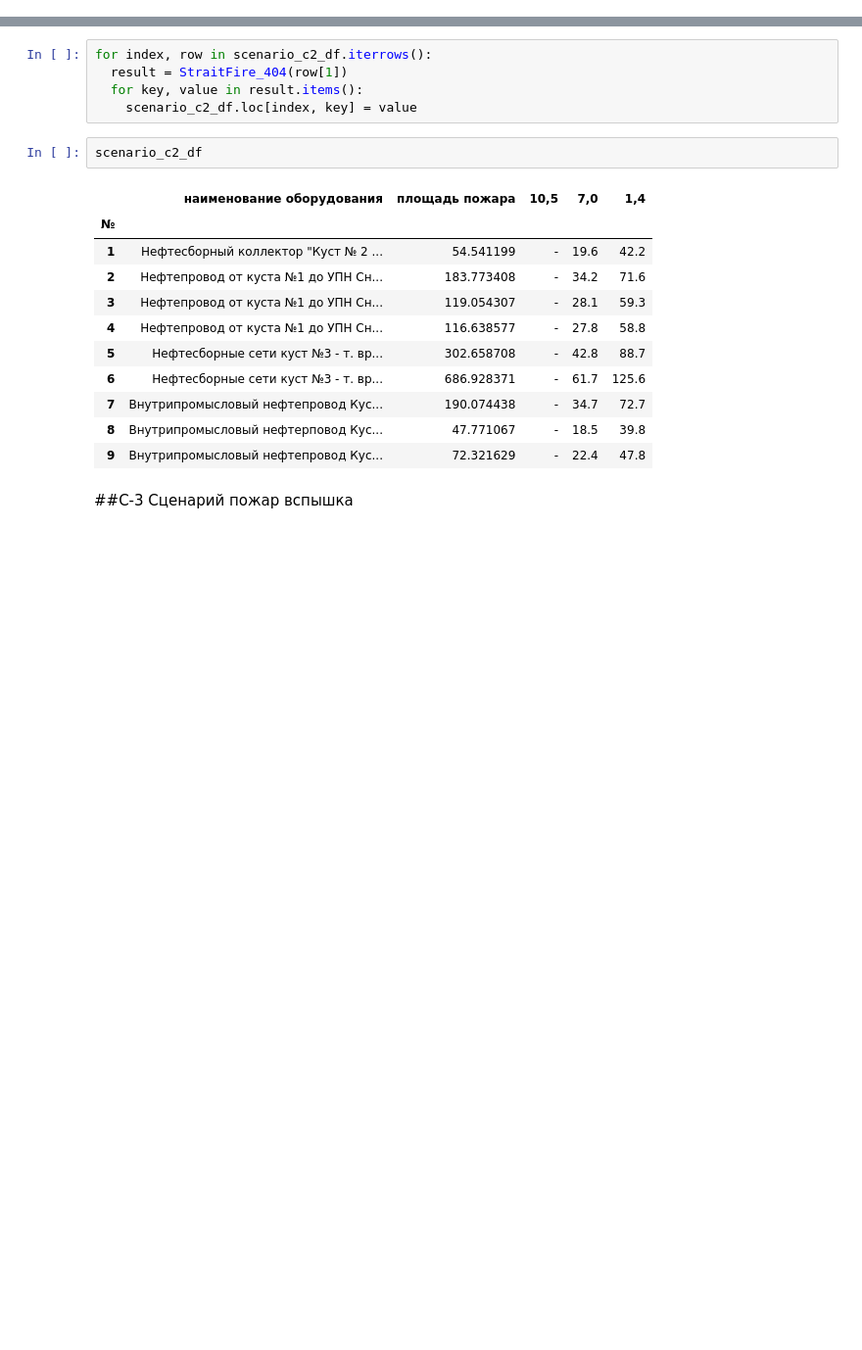
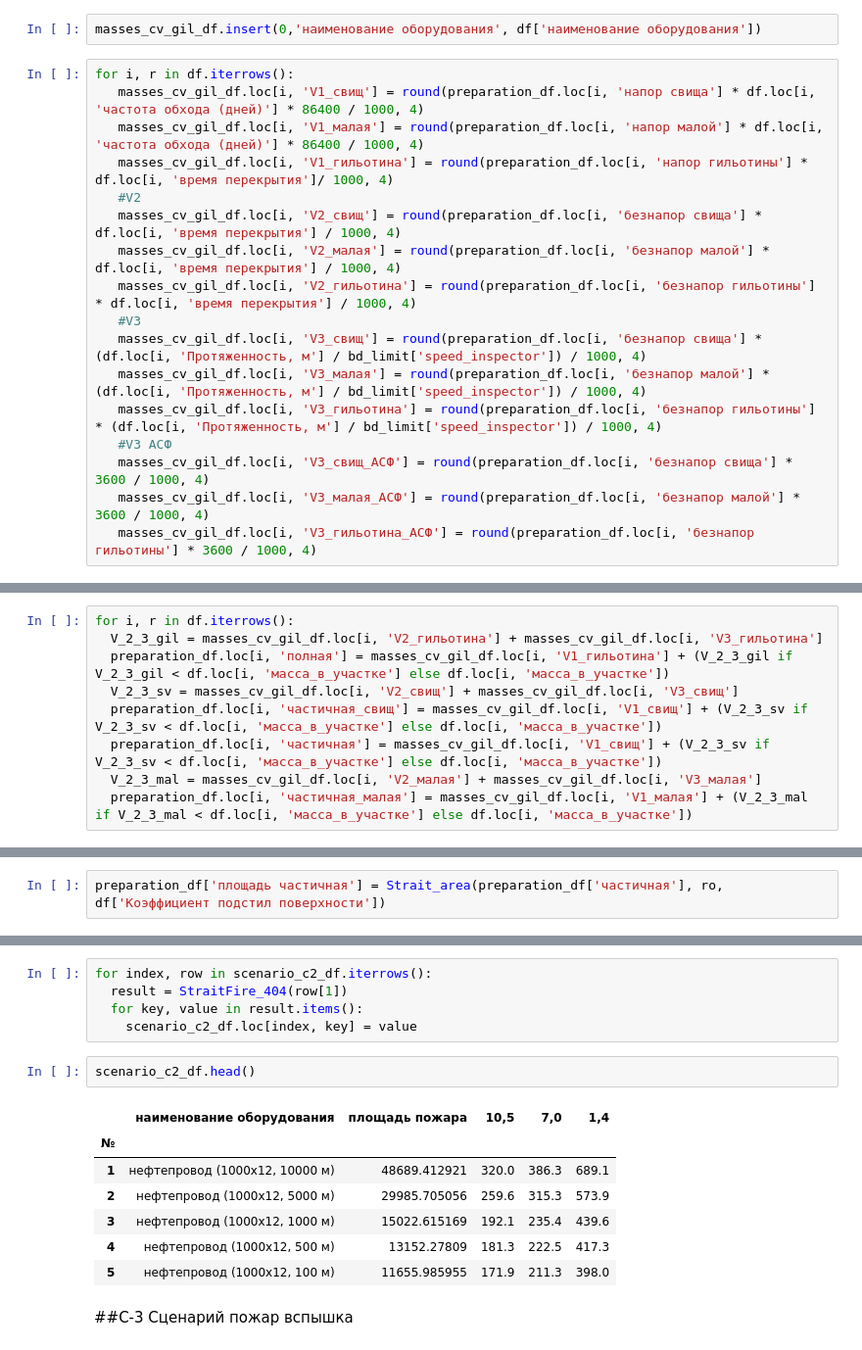
Before and after one commit to Rusildur/Pipeline_module, a Jupyter notebook: pipeline_module.ipynb, the cells around one changed output, grey strips where cells are left out. Shown at 98% size. Drawn from its saved outputs; the diff is of its cells as text; blank space fills up the shorter version.

```diff
--- a/pipeline_module.ipynb
+++ b/pipeline_module.ipynb
@@ -340,0 +426,19 @@ preparation_df['полная'] = df['масса_в_участке'] + df['Инт
+# %%
+masses_cv_gil_df.insert(0,'наименование оборудования', df['наименование оборудования'])
+# %%
+for i, r in df.iterrows():
+   masses_cv_gil_df.loc[i, 'V1_свищ'] = round(preparation_df.loc[i, 'напор свища'] * df.loc[i, 'частота обхода (дней)'] * 86400 / 1000, 4)
+   masses_cv_gil_df.loc[i, 'V1_малая'] = round(preparation_df.loc[i, 'напор малой'] * df.loc[i, 'частота обхода (дней)'] * 86400 / 1000, 4)
+   masses_cv_gil_df.loc[i, 'V1_гильотина'] = round(preparation_df.loc[i, 'напор гильотины'] * df.loc[i, 'время перекрытия']/ 1000, 4)
+   #V2
+   masses_cv_gil_df.loc[i, 'V2_свищ'] = round(preparation_df.loc[i, 'безнапор свища'] * df.loc[i, 'время перекрытия'] / 1000, 4)
+   masses_cv_gil_df.loc[i, 'V2_малая'] = round(preparation_df.loc[i, 'безнапор малой'] * df.loc[i, 'время перекрытия'] / 1000, 4)
+   masses_cv_gil_df.loc[i, 'V2_гильотина'] = round(preparation_df.loc[i, 'безнапор гильотины'] * df.loc[i, 'время перекрытия'] / 1000, 4)
+   #V3
+   masses_cv_gil_df.loc[i, 'V3_свищ'] = round(preparation_df.loc[i, 'безнапор свища'] * (df.loc[i, 'Протяженность, м'] / bd_limit['speed_inspector']) / 1000, 4)
+   masses_cv_gil_df.loc[i, 'V3_малая'] = round(preparation_df.loc[i, 'безнапор малой'] * (df.loc[i, 'Протяженность, м'] / bd_limit['speed_inspector']) / 1000, 4)
+   masses_cv_gil_df.loc[i, 'V3_гильотина'] = round(preparation_df.loc[i, 'безнапор гильотины'] * (df.loc[i, 'Протяженность, м'] / bd_limit['speed_inspector']) / 1000, 4)
+   #V3 АСФ
+   masses_cv_gil_df.loc[i, 'V3_свищ_АСФ'] = round(preparation_df.loc[i, 'безнапор свища'] * 3600 / 1000, 4)
+   masses_cv_gil_df.loc[i, 'V3_малая_АСФ'] = round(preparation_df.loc[i, 'безнапор малой'] * 3600 / 1000, 4)
+   masses_cv_gil_df.loc[i, 'V3_гильотина_АСФ'] = round(preparation_df.loc[i, 'безнапор гильотины'] * 3600 / 1000, 4)
@@ -340,0 +466,9 @@ preparation_df['полная'] = df['масса_в_участке'] + df['Инт
+# %%
+for i, r in df.iterrows():
+  V_2_3_gil = masses_cv_gil_df.loc[i, 'V2_гильотина'] + masses_cv_gil_df.loc[i, 'V3_гильотина']
+  preparation_df.loc[i, 'полная'] = masses_cv_gil_df.loc[i, 'V1_гильотина'] + (V_2_3_gil if V_2_3_gil < df.loc[i, 'масса_в_участке'] else df.loc[i, 'масса_в_участке'])
+  V_2_3_sv = masses_cv_gil_df.loc[i, 'V2_свищ'] + masses_cv_gil_df.loc[i, 'V3_свищ']
+  preparation_df.loc[i, 'частичная_свищ'] = masses_cv_gil_df.loc[i, 'V1_свищ'] + (V_2_3_sv if V_2_3_sv < df.loc[i, 'масса_в_участке'] else df.loc[i, 'масса_в_участке'])
+  preparation_df.loc[i, 'частичная'] = masses_cv_gil_df.loc[i, 'V1_свищ'] + (V_2_3_sv if V_2_3_sv < df.loc[i, 'масса_в_участке'] else df.loc[i, 'масса_в_участке'])
+  V_2_3_mal = masses_cv_gil_df.loc[i, 'V2_малая'] + masses_cv_gil_df.loc[i, 'V3_малая']
+  preparation_df.loc[i, 'частичная_малая'] = masses_cv_gil_df.loc[i, 'V1_малая'] + (V_2_3_mal if V_2_3_mal < df.loc[i, 'масса_в_участке'] else df.loc[i, 'масса_в_участке'])
@@ -341,5 +496,7 @@ preparation_df['полная'] = df['масса_в_участке'] + df['Инт
 # %%
 preparation_df['площадь полная'] = Strait_area(preparation_df['полная'], ro, df['Коэффициент подстил поверхности'])
+# %%
+preparation_df['площадь частичная'] = Strait_area(preparation_df['частичная'], ro, df['Коэффициент подстил поверхности'])
 # %%
 preparation_df['облако'] = Evaporation_404() * 3600 * preparation_df['площадь полная']
 # %%
@@ -372,19 +523,15 @@ for index, row in scenario_c2_df.iterrows():
   for key, value in result.items():
     scenario_c2_df.loc[index, key] = value
 # %%
-scenario_c2_df
+scenario_c2_df.head()
 # %% [output]
 |  | наименование оборудования | площадь пожара | 10,5 | 7,0 | 1,4 |
 | № |  |  |  |  |  |
-| 1 | Нефтесборный коллектор "Куст № 2 ... | 54.541199 | - | 19.6 | 42.2 |
-| 2 | Нефтепровод от куста №1 до УПН Сн... | 183.773408 | - | 34.2 | 71.6 |
-| 3 | Нефтепровод от куста №1 до УПН Сн... | 119.054307 | - | 28.1 | 59.3 |
-| 4 | Нефтепровод от куста №1 до УПН Сн... | 116.638577 | - | 27.8 | 58.8 |
-| 5 | Нефтесборные сети куст №3 - т. вр... | 302.658708 | - | 42.8 | 88.7 |
-| 6 | Нефтесборные сети куст №3 - т. вр... | 686.928371 | - | 61.7 | 125.6 |
-| 7 | Внутрипромысловый нефтепровод Кус... | 190.074438 | - | 34.7 | 72.7 |
-| 8 | Внутрипромысловый нефтерповод Кус... | 47.771067 | - | 18.5 | 39.8 |
-| 9 | Внутрипромысловый нефтепровод Кус... | 72.321629 | - | 22.4 | 47.8 |
+| 1 | нефтепровод (1000х12, 10000 м) | 48689.412921 | 320.0 | 386.3 | 689.1 |
+| 2 | нефтепровод (1000х12, 5000 м) | 29985.705056 | 259.6 | 315.3 | 573.9 |
+| 3 | нефтепровод (1000х12, 1000 м) | 15022.615169 | 192.1 | 235.4 | 439.6 |
+| 4 | нефтепровод (1000х12, 500 м) | 13152.27809 | 181.3 | 222.5 | 417.3 |
+| 5 | нефтепровод (1000х12, 100 м) | 11655.985955 | 171.9 | 211.3 | 398.0 |
 # %% [markdown]
 ##С-3 Сценарий пожар вспышка
 # %%
```
Also changed, not shown: parts of 76 cells of this notebook.
